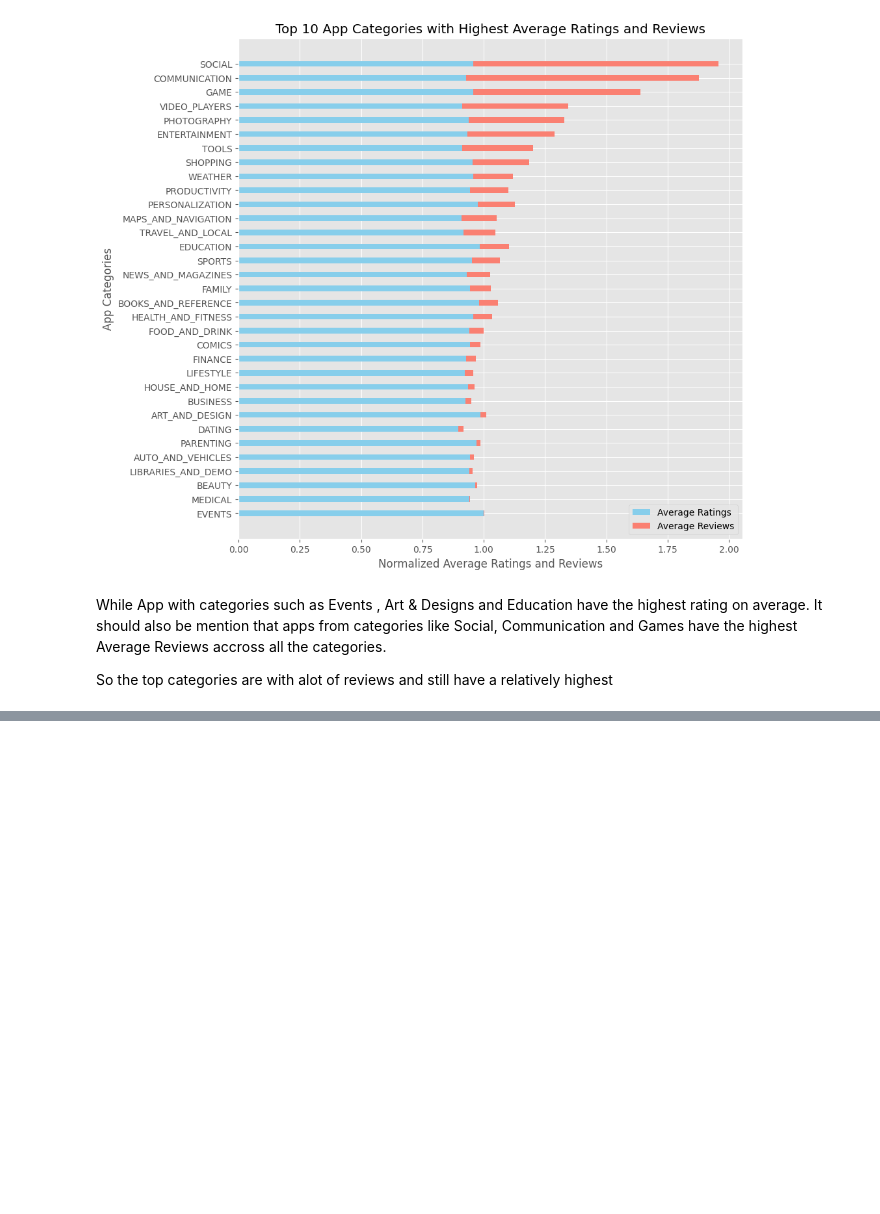
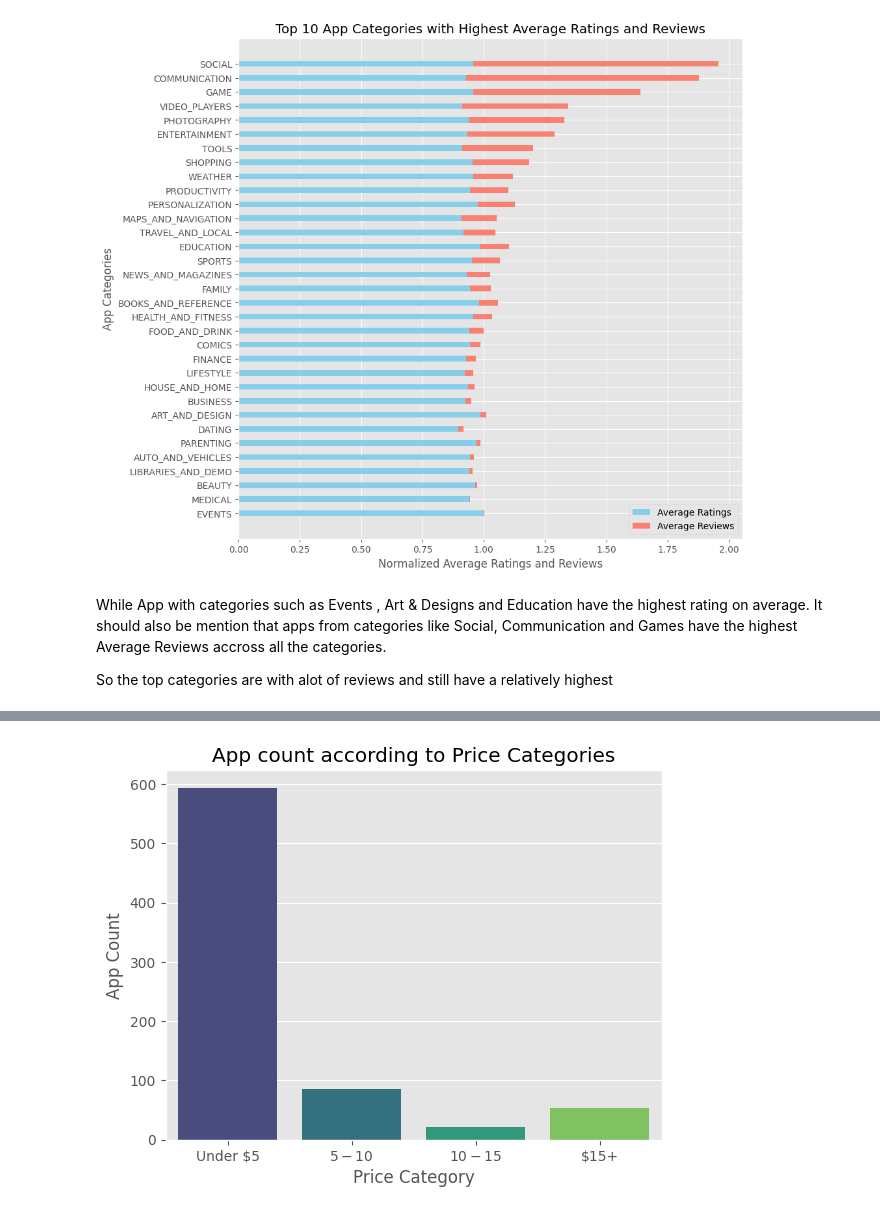
Before and after one commit to azfarali16/GooglePlayStore-EDA, a Jupyter notebook: google-play-store-apps.ipynb, the cells around one changed output, grey strips where cells are left out. Drawn from its saved outputs; the diff is of its cells as text; code cells hidden in the pictures; blank space fills up the shorter version.

```diff
--- a/google-play-store-apps.ipynb
+++ b/google-play-store-apps.ipynb
@@ -442,0 +437,17 @@ Q) Pick 3 most cateories. according to trend and see what kind of apps do they m
+# %%
+df = playstore[playstore['Type'] == 'Paid']
+
+bins = [-float('inf'), 5, 10, 15, float('inf')]
+labels = ['Under $5', '$5-$10', '$10-$15', '$15+']
+
+df['Price Category'] =  pd.cut(df['Price'], bins=bins, labels=labels)
+
+result = df['Price Category'].value_counts()
+
+sns.barplot(x=result.index, y=result.values, palette='viridis')
+
+plt.ylabel('App Count')
+plt.title('App count according to Price Categories')
+plt.show()
+# %% [output]
+[figure, added]
```
Also changed, not shown: parts of 25 cells of this notebook.
